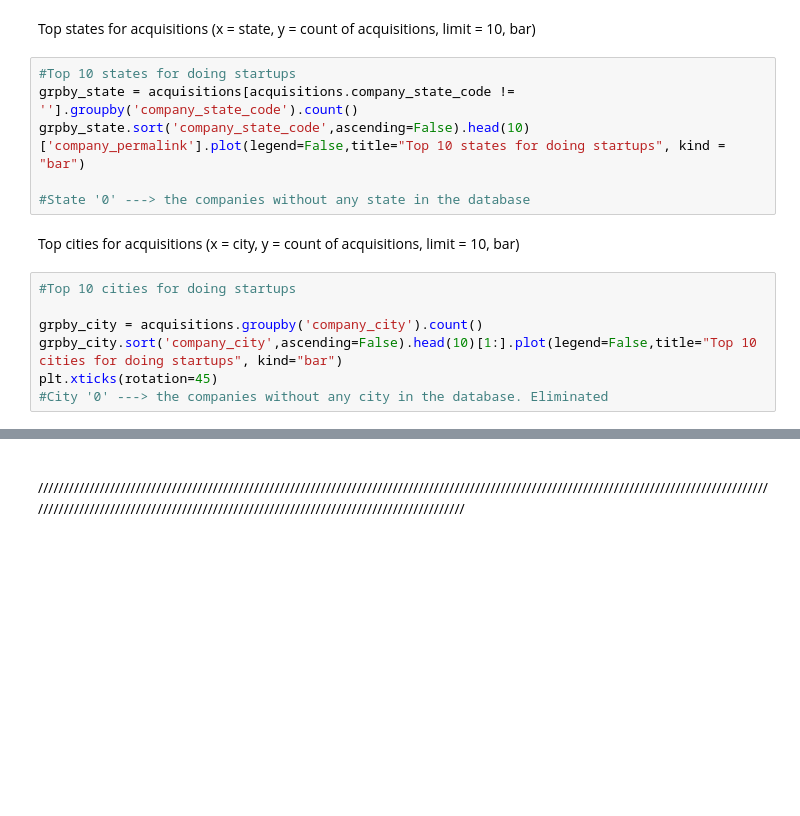
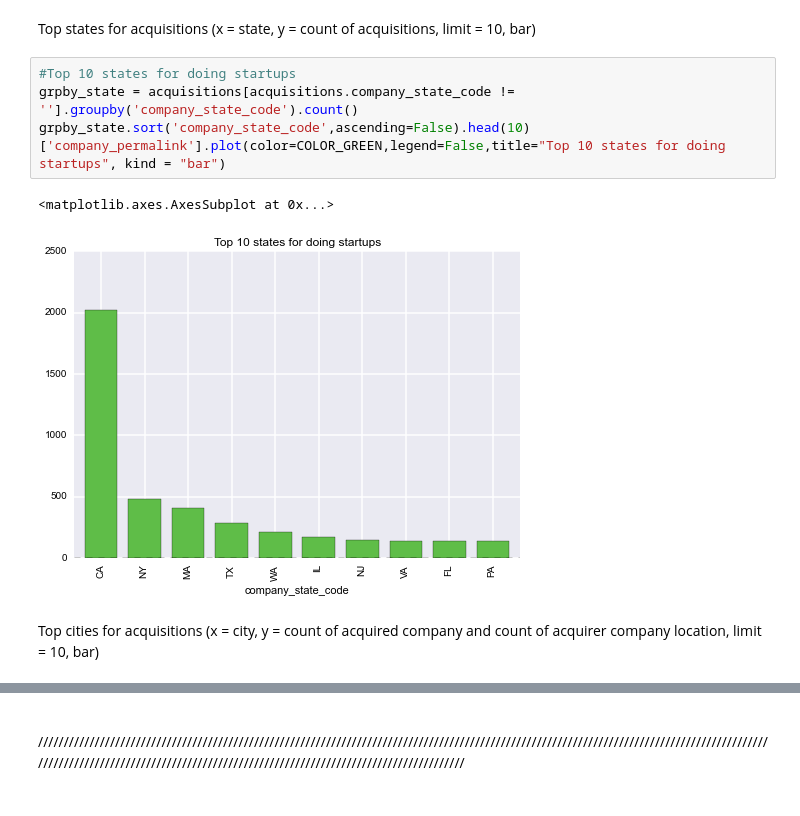
Before and after one commit to prabhamatta/Crunch-It, a Jupyter notebook: CrunchIt.ipynb, the cells around one changed output, grey strips where cells are left out. Saved outputs shown, nothing was run; the diff lists cells and outputs as text; blank space fills up the shorter version.

```diff
--- a/CrunchIt.ipynb
+++ b/CrunchIt.ipynb
@@ -248,15 +328,9 @@ Top states for acquisitions (x = state, y = count of acquisitions, limit = 10, b
 # %%
 #Top 10 states for doing startups
 grpby_state = acquisitions[acquisitions.company_state_code != ''].groupby('company_state_code').count()
-grpby_state.sort('company_state_code',ascending=False).head(10)['company_permalink'].plot(legend=False,title="Top 10 states for doing startups", kind = "bar")
-
-#State '0' ---> the companies without any state in the database
+grpby_state.sort('company_state_code',ascending=False).head(10)['company_permalink'].plot(color=COLOR_GREEN,legend=False,title="Top 10 states for doing startups", kind = "bar")
+# %% [output]
+<matplotlib.axes.AxesSubplot at 0x...>
+[figure, added]
 # %% [markdown]
-Top cities for acquisitions (x = city, y = count of acquisitions, limit = 10, bar)
+Top cities for acquisitions (x = city, y = count of acquired company and count of acquirer company location, limit = 10, bar)
-# %%
-#Top 10 cities for doing startups
-
-grpby_city = acquisitions.groupby('company_city').count()
-grpby_city.sort('company_city',ascending=False).head(10)[1:].plot(legend=False,title="Top 10 cities for doing startups", kind="bar")
-plt.xticks(rotation=45)
-#City '0' ---> the companies without any city in the database. Eliminated
```
Also changed, not shown: parts of 36 cells of this notebook, 1 other file.
